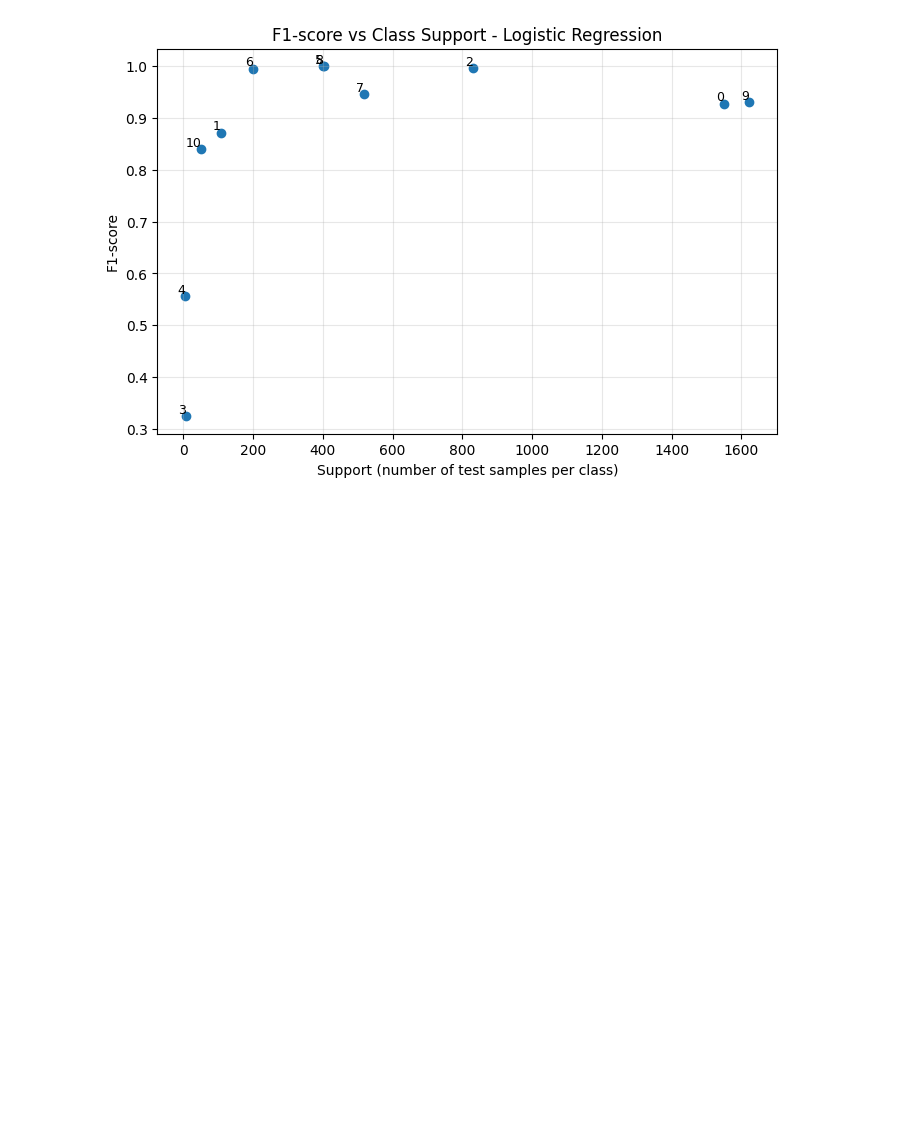
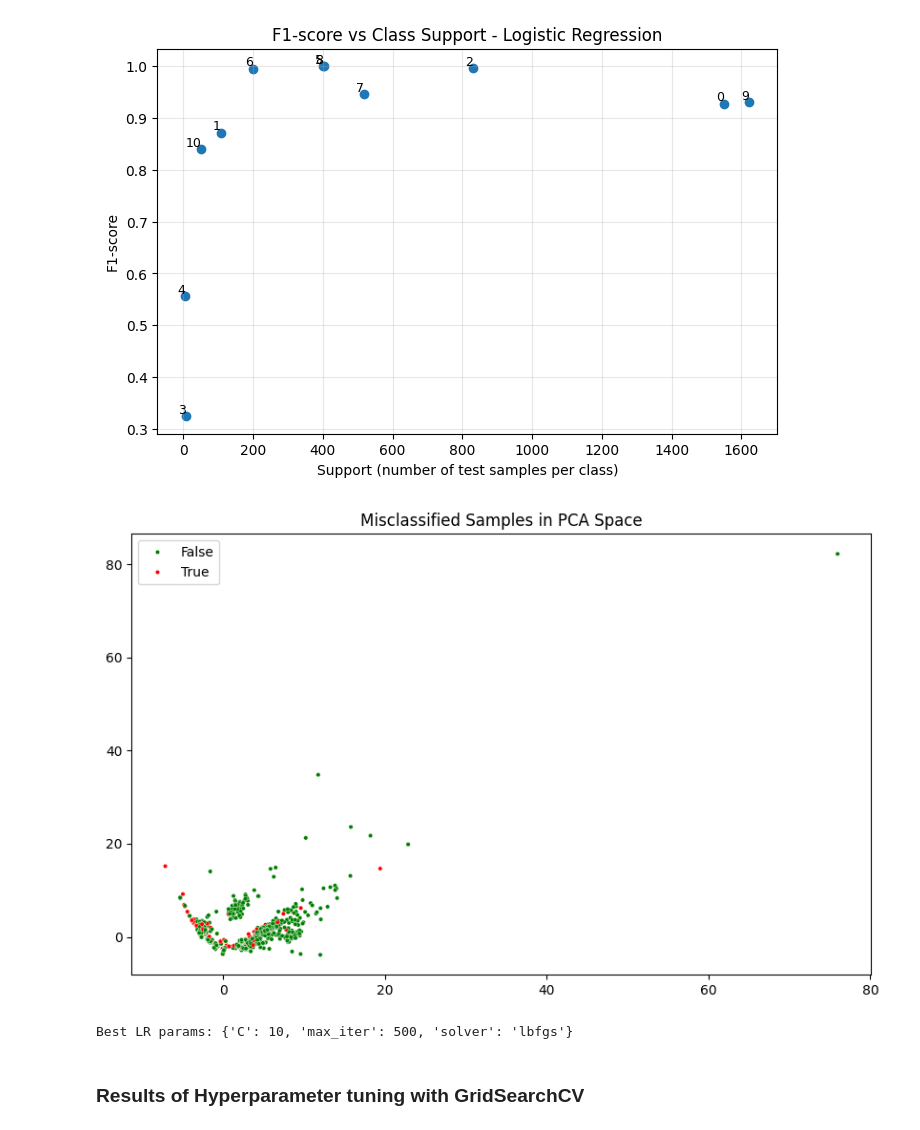
Before and after one commit to Andriguez/Machine-Learning-Project, a Jupyter notebook: notebook/project-notebook_v2.ipynb, the cells around one changed output. Saved outputs shown, nothing was run; the diff lists cells and outputs as text; code cells hidden in the pictures; blank space fills up the shorter version.

Commit message:
added following steps
visualization of baseline model results, applied grid search, trained and predicted with advance models, voting model with all three models and conclusion

```diff
--- a/notebook/project-notebook_v2.ipynb
+++ b/notebook/project-notebook_v2.ipynb
@@ -357,3 +358,35 @@ plt.grid(alpha=0.3)
 plt.show()
 # %% [output]
 [figure]
+# %%
+#showing misclassified samples in PCA after prediction
+X_test_pca = pca.transform(X_test_scaled)
+
+plt.figure(figsize=(10,6))
+sns.scatterplot(x=X_test_pca[:,0], y=X_test_pca[:,1],
+                hue=(y_test != y_prediction),
+                palette={True:"red", False:"green"}, s=10)
+plt.title("Misclassified Samples in PCA Space")
+plt.show()
+# %% [output]
+[figure, added]
+# %%
+#Applying GridSearchCV to Logistic Regression
+param_grid_lr = {
+    'C': [0.1, 1, 5, 10],
+    'solver': ['lbfgs', 'liblinear'],
+    'max_iter': [200, 500, 1000]
+}
+
+grid_lr = GridSearchCV(LogisticRegression(random_state=42),
+                       param_grid_lr,
+                       cv=3,
+                       scoring='f1_weighted',
+                       n_jobs=-1)
+
+grid_lr.fit(X_train_scaled, y_train)
+print("Best LR params:", grid_lr.best_params_)
+# %% [output]
+Best LR params: {'C': 10, 'max_iter': 500, 'solver': 'lbfgs'}
+# %% [markdown]
+### Results of Hyperparameter tuning with GridSearchCV
```
Also changed, not shown: parts of 15 cells of this notebook, 1 other file.
